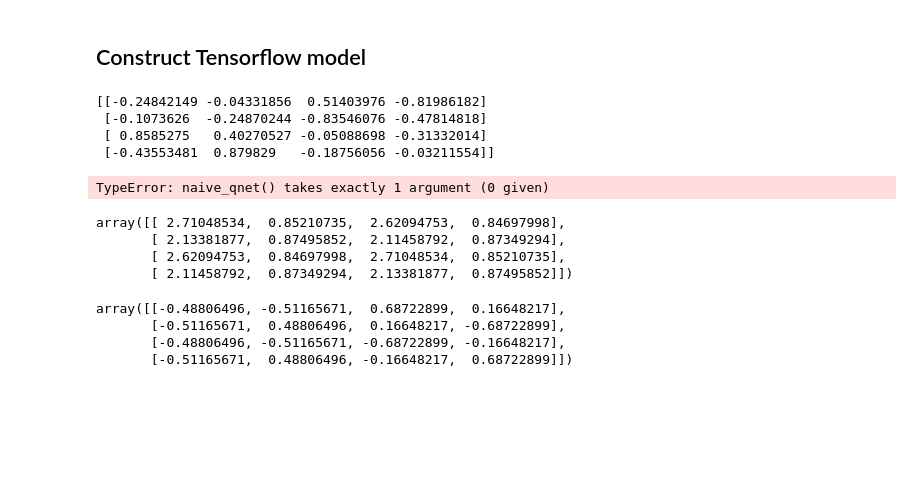
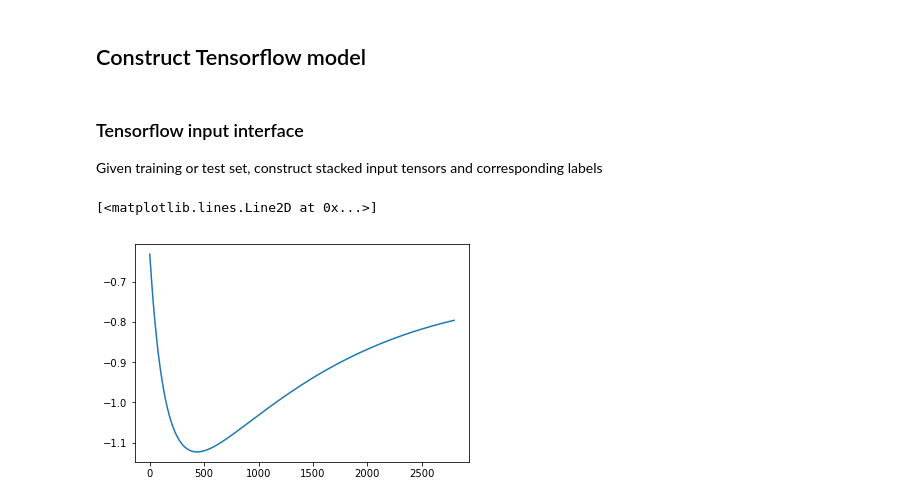
Before and after one commit to SamKChang/qm_network, a Jupyter notebook: network_structure.ipynb, the cells around one changed output. Saved outputs shown, nothing was run; the diff lists cells and outputs as text; code cells hidden in the pictures; blank space fills up the shorter version.

```diff
--- a/network_structure.ipynb
+++ b/network_structure.ipynb
@@ -174,0 +192,2 @@ plt.plot(R, E)
+# %%
+inps[0].run()
@@ -212,27 +214,27 @@ def naive_qnet(mol, sess):
-# %%
-with tf.Session() as sess:
-    print sess.run(naive_qnet(inps[0], sess))
-# %% [output]
-[[-0.24842149 -0.04331856  0.51403976 -0.81986182]
- [-0.1073626  -0.24870244 -0.83546076 -0.47814818]
- [ 0.8585275   0.40270527 -0.05088698 -0.31332014]
- [-0.43553481  0.879829   -0.18756056 -0.03211554]]
-# %%
-sess = tf.InteractiveSession()
-tf.global_variables_initializer().run(naive_qnet(), feed_dict = {mol:inps[0]})
-# %% [output]
-TypeError: naive_qnet() takes exactly 1 argument (0 given)
-# %%
-inps[0].olp.dot(inps[1].kin)
-# %% [output]
-array([[ 2.71048534,  0.85210735,  2.62094753,  0.84697998],
-       [ 2.13381877,  0.87495852,  2.11458792,  0.87349294],
-       [ 2.62094753,  0.84697998,  2.71048534,  0.85210735],
-       [ 2.11458792,  0.87349294,  2.13381877,  0.87495852]])
-# %%
-np.linalg.eig(inps[0].olp)[1][:,::1]
-# %% [output]
-array([[-0.48806496, -0.51165671,  0.68722899,  0.16648217],
-       [-0.51165671,  0.48806496,  0.16648217, -0.68722899],
-       [-0.48806496, -0.51165671, -0.68722899, -0.16648217],
-       [-0.51165671,  0.48806496, -0.16648217,  0.68722899]])
+# %% [markdown]
+### Tensorflow input interface
+Given training or test set, construct stacked input tensors and corresponding labels
+# %%
+def tfIO(mol_list):
+    I_list, Er_list, occ_list, nn_list, C_list, labels = [[] for _ in range(6)]
+    for mol in mol_list:
+        C = mol.ht_exp_alpha.coeffs.__array__()
+        C_list.append(C)
+        I, Er, occ, nn = get_input_tensor(mol)
+        I_list.append(I)
+        Er_list.append(Er)
+        occ_list.append(occ)
+        nn_list.append(nn)
+        labels.append(get_output(I, Er, occ, nn, C))
+
+    return np.stack(I_list).astype(np.float32), np.stack(Er_list).astype(np.float32), \
+           np.stack(occ_list).astype(np.float32), np.stack(nn_list).astype(np.float32), \
+           np.stack(C_list).astype(np.float32), np.stack(labels).astype(np.float32)
+
+I_train, Er_train, occ_train, nn_train, C_train, y_train = tfIO(inp_train)
+I_test, Er_test, occ_test, nn_test, C_test, y_test = tfIO(inp_test)
+_, _, _, _, _, y = tfIO(inps)
+plt.plot(y)
+# %% [output]
+[<matplotlib.lines.Line2D at 0x...>]
+[figure, added]
```
Also changed, not shown: parts of 17 cells of this notebook.
